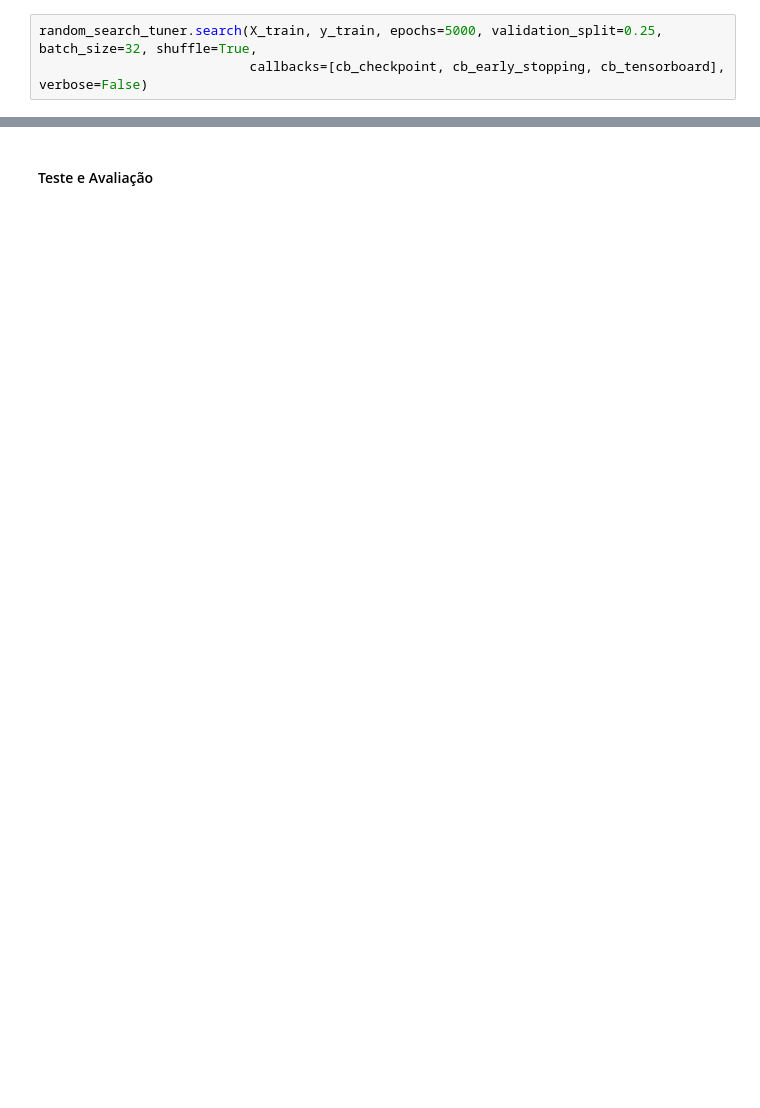
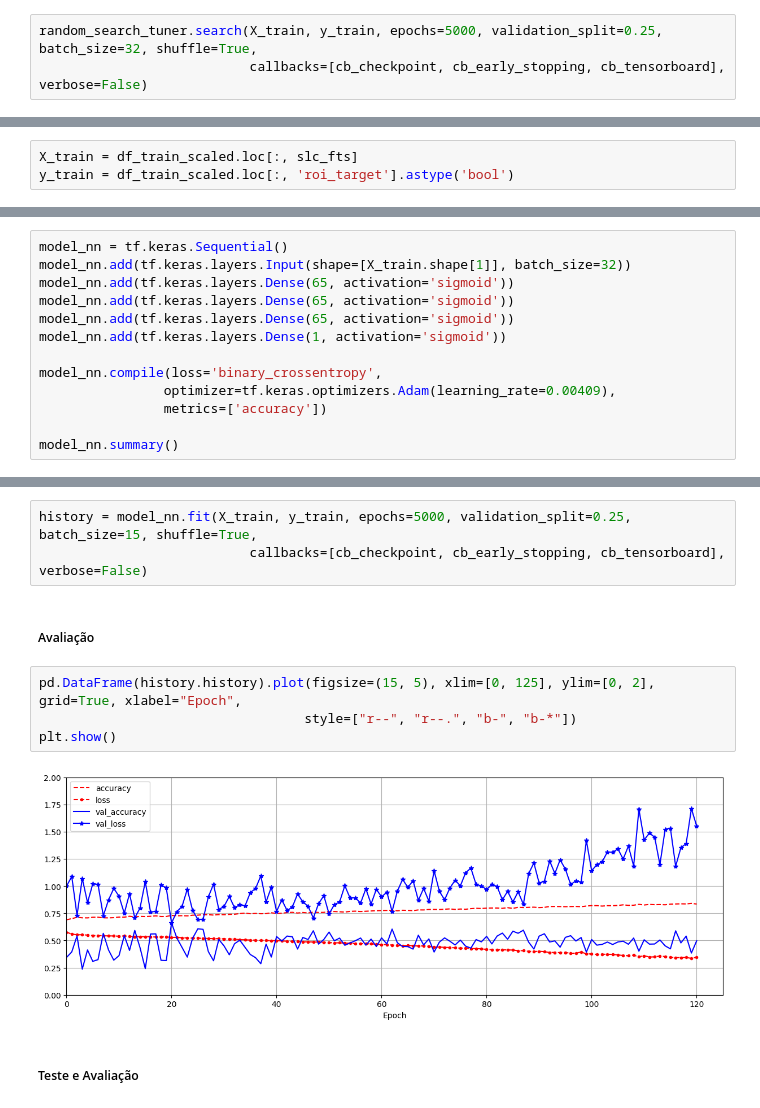
Before and after one commit to brunomgoes/code_dataAnalysis, a Jupyter notebook: data_analysis.ipynb, the cells around one changed output, grey strips where cells are left out. Cells and saved outputs as stored; diff of their text form; blank space fills up the shorter version.

```diff
--- a/data_analysis.ipynb
+++ b/data_analysis.ipynb
@@ -407,0 +570,3 @@ Avaliação
+# %%
+X_train = df_train_scaled.loc[:, slc_fts]
+y_train = df_train_scaled.loc[:, 'roi_target'].astype('bool')
@@ -407,0 +575,13 @@ Avaliação
+# %%
+model_nn = tf.keras.Sequential()
+model_nn.add(tf.keras.layers.Input(shape=[X_train.shape[1]], batch_size=32))
+model_nn.add(tf.keras.layers.Dense(65, activation='sigmoid'))
+model_nn.add(tf.keras.layers.Dense(65, activation='sigmoid'))
+model_nn.add(tf.keras.layers.Dense(65, activation='sigmoid'))
+model_nn.add(tf.keras.layers.Dense(1, activation='sigmoid'))
+
+model_nn.compile(loss='binary_crossentropy',
+                optimizer=tf.keras.optimizers.Adam(learning_rate=0.00409),
+                metrics=['accuracy'])
+
+model_nn.summary()
@@ -408,2 +604,13 @@ Avaliação
+# %%
+history = model_nn.fit(X_train, y_train, epochs=5000, validation_split=0.25, batch_size=15, shuffle=True,
+                           callbacks=[cb_checkpoint, cb_early_stopping, cb_tensorboard], verbose=False)
+# %% [markdown]
+##### Avaliação
+# %%
+pd.DataFrame(history.history).plot(figsize=(15, 5), xlim=[0, 125], ylim=[0, 2], grid=True, xlabel="Epoch",
+                                  style=["r--", "r--.", "b-", "b-*"])
+plt.show()
+# %% [output]
+[figure, added]
 # %% [markdown]
-#### Teste e Avaliação
+##### Teste e Avaliação
```
Also changed, not shown: parts of 81 cells of this notebook.
